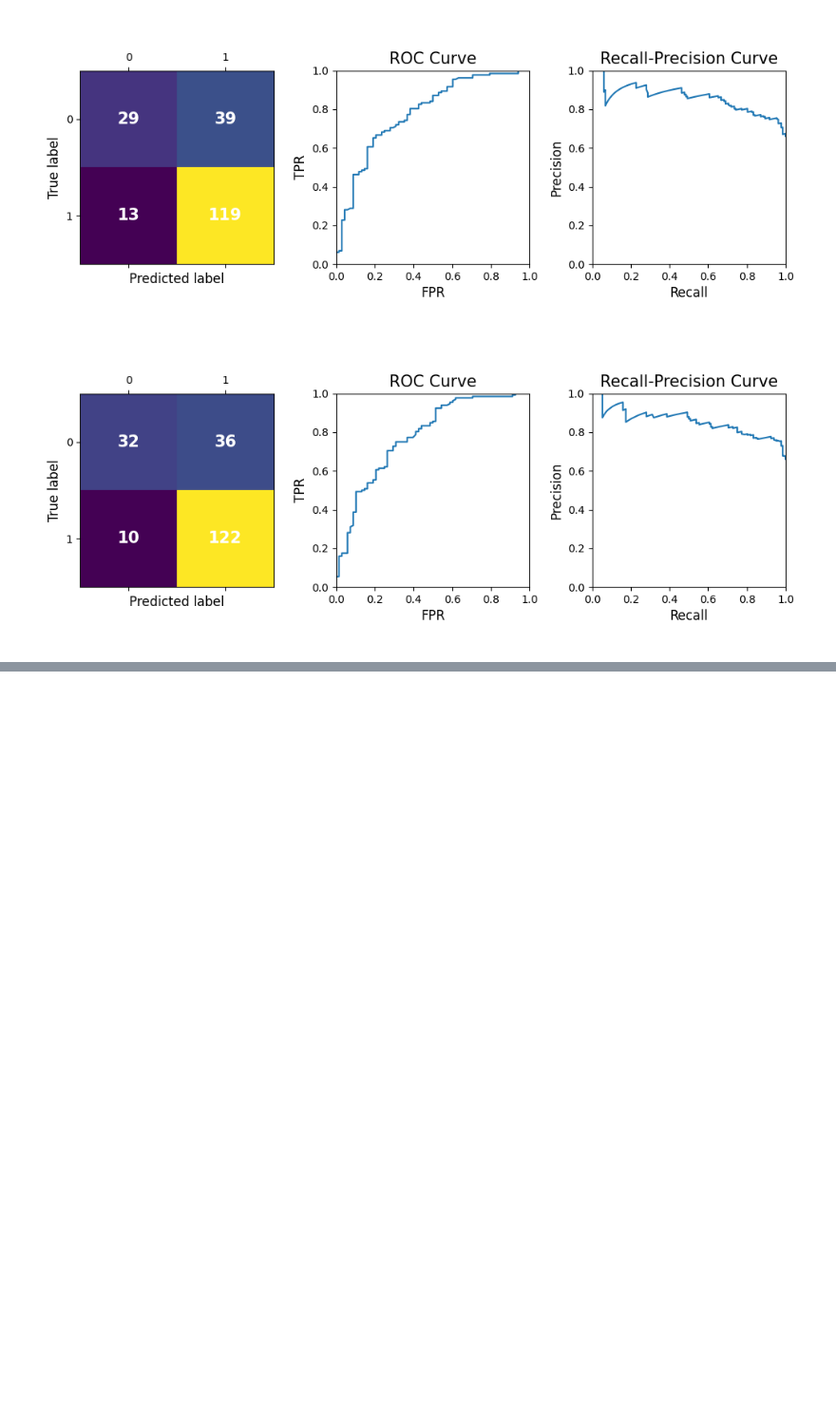
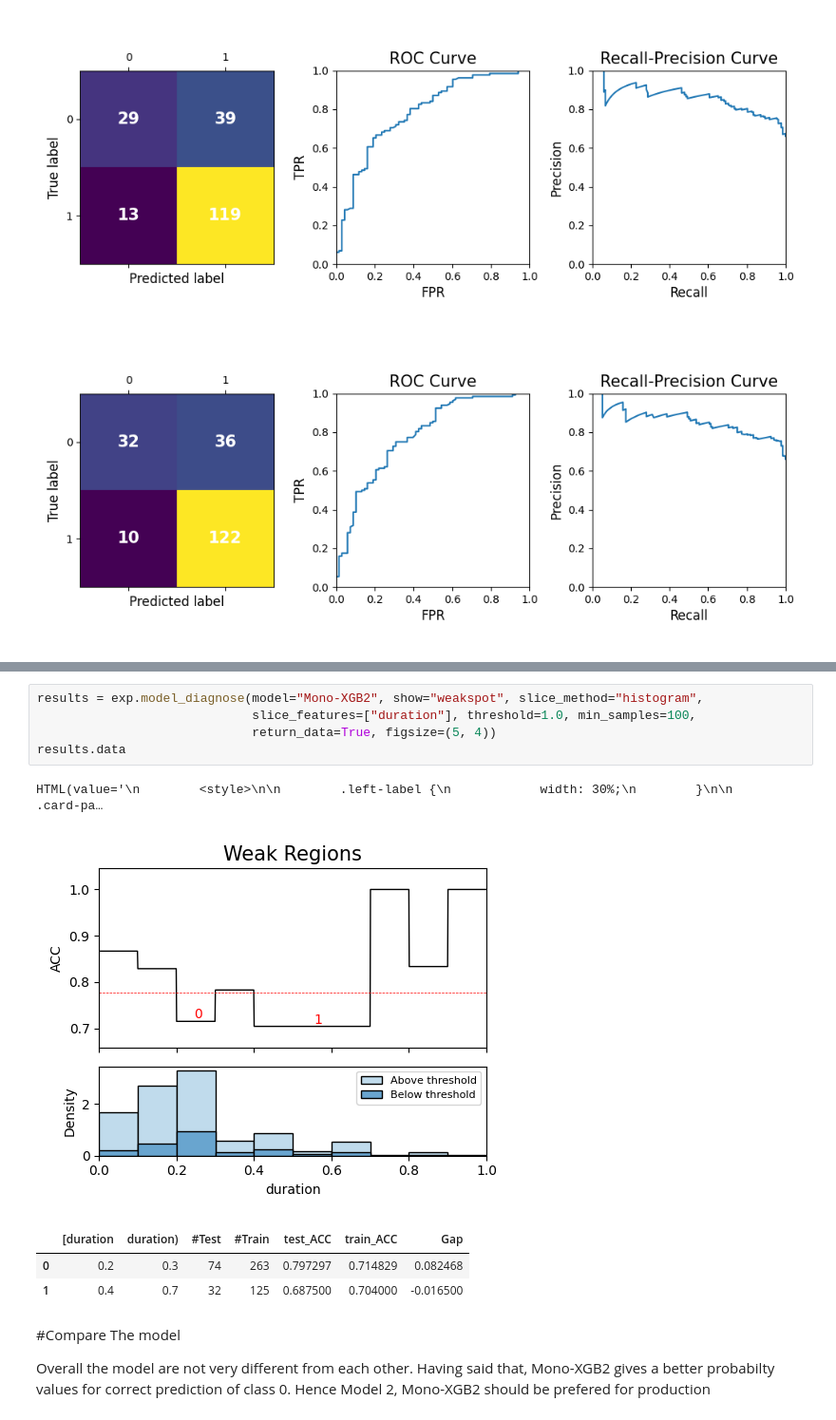
Before and after one commit to nlahri/dsba6211-summer2024, a Jupyter notebook: notebooks/dsba6211_summer2024_lab4.ipynb, the cells around one changed output, grey strips where cells are left out. Shown at 95% size. Cells and saved outputs as stored; diff of their text form; blank space fills up the shorter version.

```diff
--- a/notebooks/dsba6211_summer2024_lab4.ipynb
+++ b/notebooks/dsba6211_summer2024_lab4.ipynb
@@ -144,0 +216,15 @@ VBox(children=(Dropdown(layout=Layout(width='20%'), options=('Select Model', 'XG
+# %%
+results = exp.model_diagnose(model="Mono-XGB2", show="weakspot", slice_method="histogram",
+                             slice_features=["duration"], threshold=1.0, min_samples=100,
+                             return_data=True, figsize=(5, 4))
+results.data
+# %% [output]
+HTML(value='\n        <style>\n\n        .left-label {\n            width: 30%;\n        }\n\n        .card-pa…
+[figure, added]
+|  | [duration | duration) | #Test | #Train | test_ACC | train_ACC | Gap |
+| 0 | 0.2 | 0.3 | 74 | 263 | 0.797297 | 0.714829 | 0.082468 |
+| 1 | 0.4 | 0.7 | 32 | 125 | 0.687500 | 0.704000 | -0.016500 |
+# %% [markdown]
+#Compare The model
+
+Overall the model are not very different from each other. Having said that, Mono-XGB2 gives a better probabilty values for correct prediction of class 0. Hence Model 2, Mono-XGB2 should be prefered for production
```
Also changed, not shown: parts of 14 cells of this notebook.
